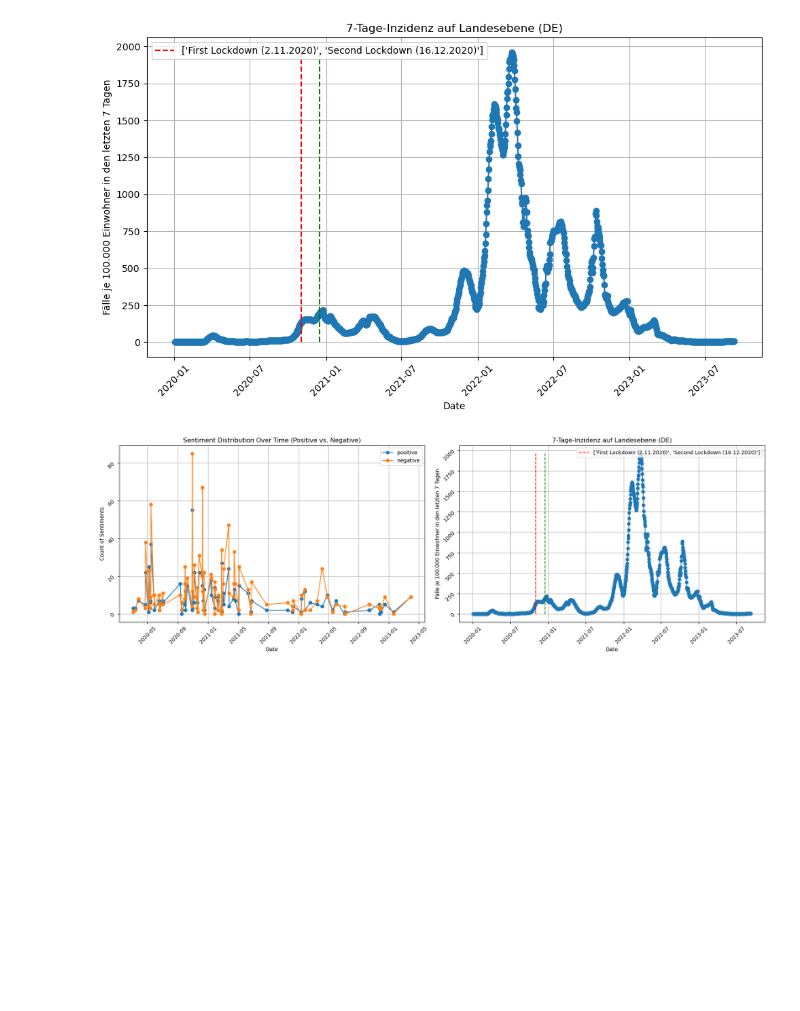
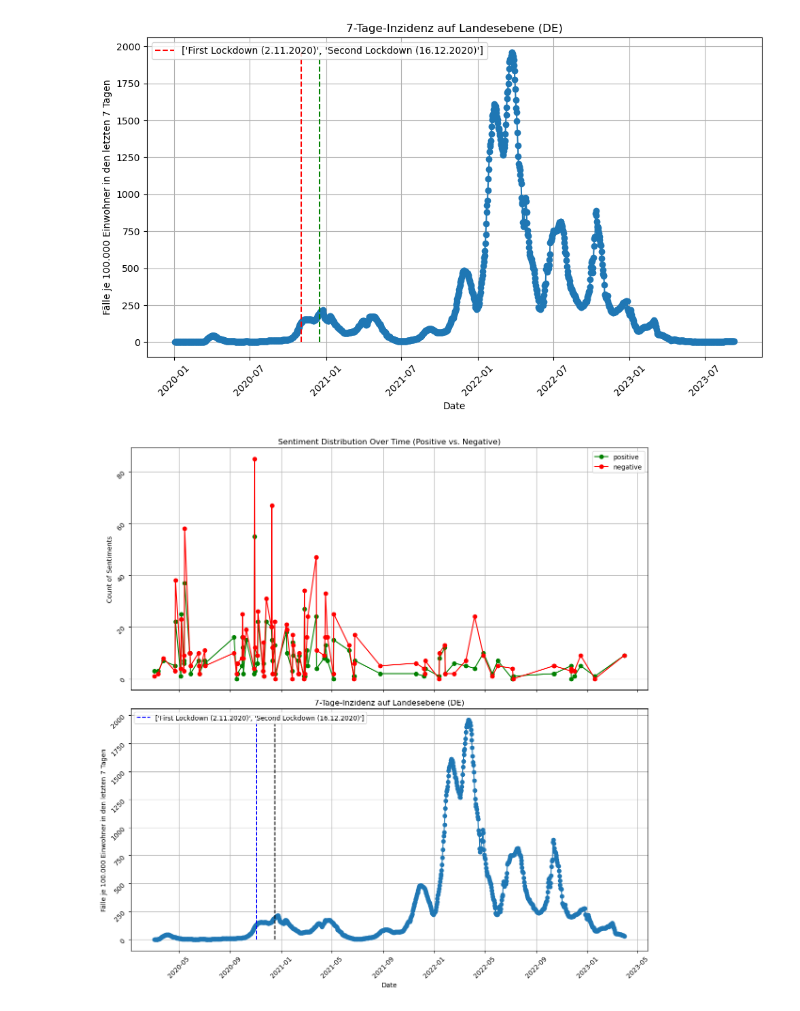
Before and after one commit to PHofmannn/Politische-Debatten, a Jupyter notebook: SentimentAnalyse.ipynb, the cells around one changed output. Drawn from its saved outputs; the diff is of its cells as text; code cells hidden in the pictures; blank space fills up the shorter version.

```diff
--- a/SentimentAnalyse.ipynb
+++ b/SentimentAnalyse.ipynb
@@ -298,49 +309,50 @@ plt.show()
 # %%
-# Create subplots
-fig, axs = plt.subplots(1, 2, figsize=(18, 6))
+# Create a figure with two vertically stacked subplots
+fig, axs = plt.subplots(2, 1, figsize=(12, 12), sharex=True)
 
 # Plot 1: Sentiment Distribution Over Time (Positive vs. Negative)
 # Group the DataFrame by 'Date' and 'Sentiment' to count occurrences
-sentiment_counts = merged_df.groupby(['date', 'Sentiment_Label']).size().unstack(fill_value=0)
+sentiment_counts = merged_df_filtered.groupby(['date', 'Sentiment_Label']).size().unstack(fill_value=0)
 sentiment_counts_filtered = sentiment_counts[['positive', 'negative']]
 
+
+# Define colors for the lines
+colors = ['green', 'red']
+
 # Plot each sentiment category for each day
-for sentiment in sentiment_counts_filtered.columns:
-    axs[0].plot(sentiment_counts_filtered.index, sentiment_counts_filtered[sentiment], marker='o', linestyle='-', label=sentiment)
+for sentiment, color in zip(sentiment_counts_filtered.columns, colors):
+    axs[0].plot(sentiment_counts_filtered.index, sentiment_counts_filtered[sentiment], marker='o', linestyle='-', label=sentiment, color=color)
 
-# Customize the plot
+# Customize the first plot
 axs[0].set_title('Sentiment Distribution Over Time (Positive vs. Negative)')
-axs[0].set_xlabel('Date')
 axs[0].set_ylabel('Count of Sentiments')
 axs[0].grid(True)
 axs[0].tick_params(rotation=45)
 axs[0].legend()
 
-
 # Plot 2: 7-Tage-Inzidenz
-axs[1].plot(corona_fallzahlen_gesamt['date'], corona_fallzahlen_gesamt['Inzidenz_7-Tage'], marker='o', linestyle='-')
+axs[1].plot(corona_fallzahlen_gesamt_filtered['date'], corona_fallzahlen_gesamt_filtered['Inzidenz_7-Tage'], marker='o', linestyle='-')
 
 # Convert the lockdown dates to numerical format
 lockdown_dates = [mdates.date2num(pd.to_datetime('2020-11-02')),
                   mdates.date2num(pd.to_datetime('2020-12-16'))]
 
 # Add vertical lines for the lockdown dates
-axs[1].vlines(lockdown_dates, ymin=0, ymax=max(corona_fallzahlen_gesamt['Inzidenz_7-Tage']),
-           color=['red', 'green'], linestyle='--', label=['First Lockdown (2.11.2020)', 'Second Lockdown (16.12.2020)'])
+axs[1].vlines(lockdown_dates, ymin=0, ymax=max(corona_fallzahlen_gesamt_filtered['Inzidenz_7-Tage']),
+           color=['blue', 'black'], linestyle='--', label=['First Lockdown (2.11.2020)', 'Second Lockdown (16.12.2020)'])
 
+# Customize the second plot
 axs[1].set_title('7-Tage-Inzidenz auf Landesebene (DE)')
 axs[1].set_xlabel('Date')
 axs[1].set_ylabel('Fälle je 100.000 Einwohner in den letzten 7 Tagen')
 axs[1].grid(True)
 axs[1].tick_params(rotation=45)
-
-# Show the legend for the second plot
 axs[1].legend()
 
 # Adjust subplot spacing
 plt.tight_layout()
 
 # Show the combined plot
 plt.show()
 # %% [output]
-[figure, old version]
+[figure, new version]
```
Also changed, not shown: parts of 3 cells of this notebook.
